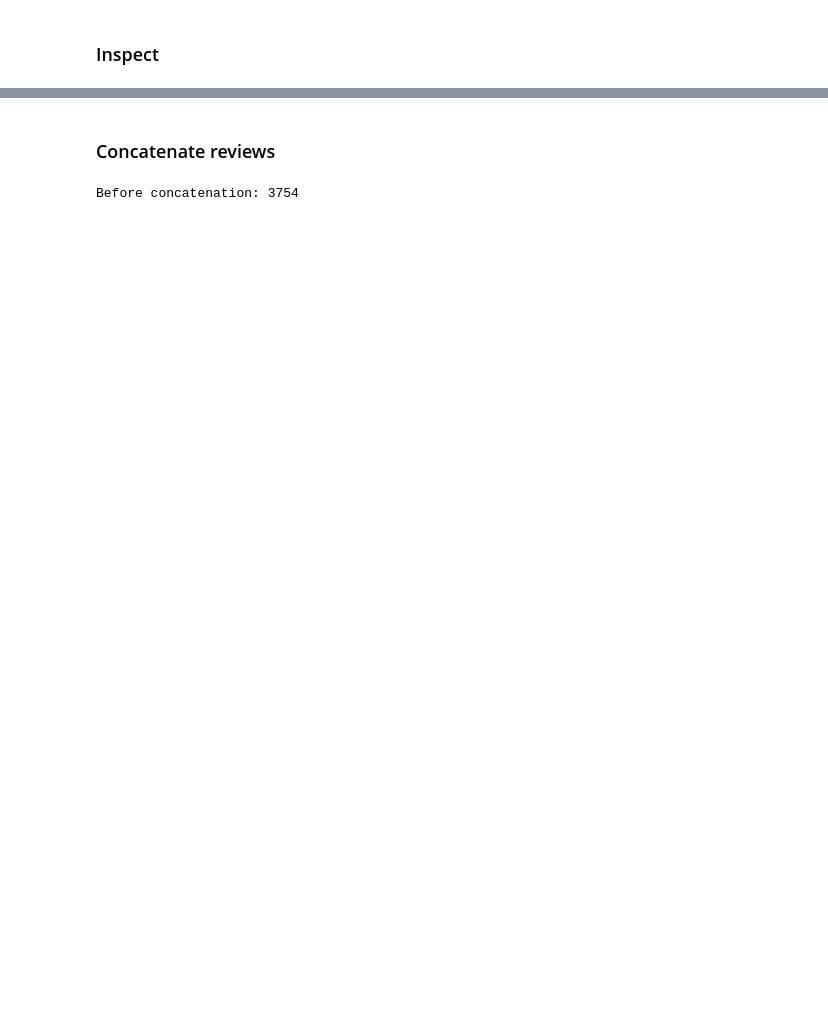
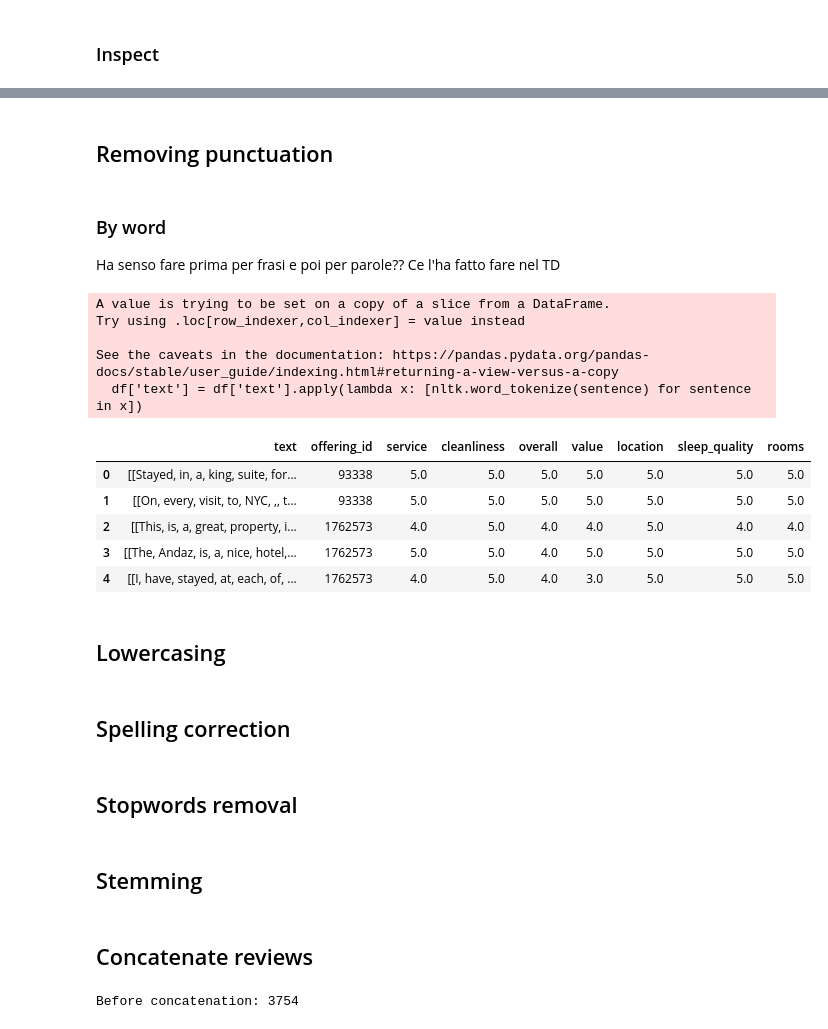
Before and after one commit to MikeCheek/Project1-MachineLearningForNLP, a Jupyter notebook: project1.ipynb, the cells around one changed output, grey strips where cells are left out. Drawn from its saved outputs; the diff is of its cells as text; code cells hidden in the pictures; blank space fills up the shorter version.

```diff
--- a/project1.ipynb
+++ b/project1.ipynb
@@ -137,5 +243,34 @@ dtype: int64
+# %% [markdown]
+## Removing punctuation
+# %% [markdown]
+### By word
+Ha senso fare prima per frasi e poi per parole?? Ce l'ha fatto fare nel TD
+# %%
+from nltk.tokenize import word_tokenize
+df['text'] = df['text'].apply(lambda x: [nltk.word_tokenize(sentence) for sentence in x])
+df.head()
+# %% [output]
+A value is trying to be set on a copy of a slice from a DataFrame.
+Try using .loc[row_indexer,col_indexer] = value instead
+
+See the caveats in the documentation: https://pandas.pydata.org/pandas-docs/stable/user_guide/indexing.html#returning-a-view-versus-a-copy
+  df['text'] = df['text'].apply(lambda x: [nltk.word_tokenize(sentence) for sentence in x])
+|  | text | offering_id | service | cleanliness | overall | value | location | sleep_quality | rooms |
+| 0 | [[Stayed, in, a, king, suite, for... | 93338 | 5.0 | 5.0 | 5.0 | 5.0 | 5.0 | 5.0 | 5.0 |
+| 1 | [[On, every, visit, to, NYC, ,, t... | 93338 | 5.0 | 5.0 | 5.0 | 5.0 | 5.0 | 5.0 | 5.0 |
+| 2 | [[This, is, a, great, property, i... | 1762573 | 4.0 | 5.0 | 4.0 | 4.0 | 5.0 | 4.0 | 4.0 |
+| 3 | [[The, Andaz, is, a, nice, hotel,... | 1762573 | 5.0 | 5.0 | 4.0 | 5.0 | 5.0 | 5.0 | 5.0 |
+| 4 | [[I, have, stayed, at, each, of, ... | 1762573 | 4.0 | 5.0 | 4.0 | 3.0 | 5.0 | 5.0 | 5.0 |
+# %% [markdown]
+## Lowercasing
+# %% [markdown]
+## Spelling correction
+# %% [markdown]
+## Stopwords removal
+# %% [markdown]
+## Stemming
 # %% [markdown]
-### Concatenate reviews
+## Concatenate reviews
 # %%
 df = df.groupby('offering_id').agg({
     'text': ' '.join,
```
Also changed, not shown: parts of 23 cells of this notebook, 2 other files.
